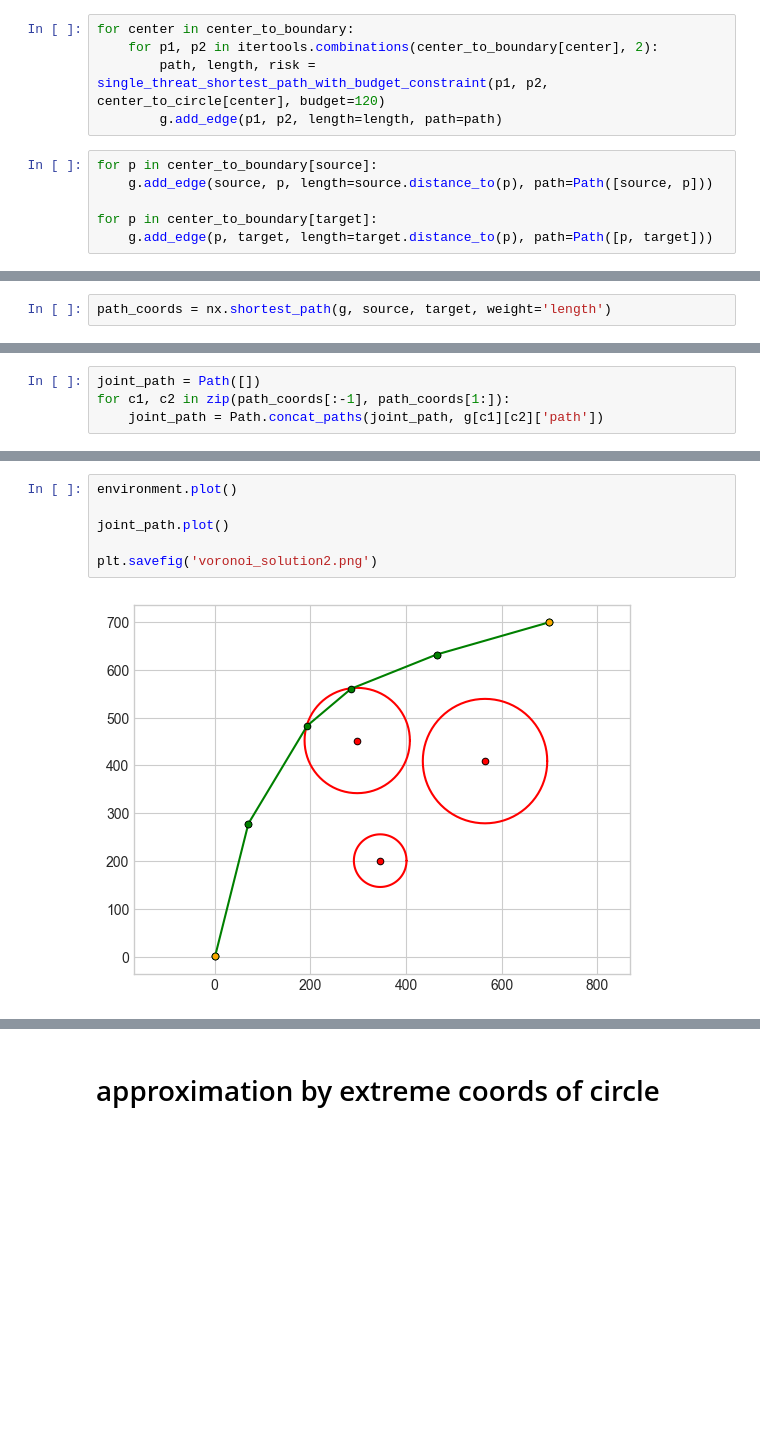
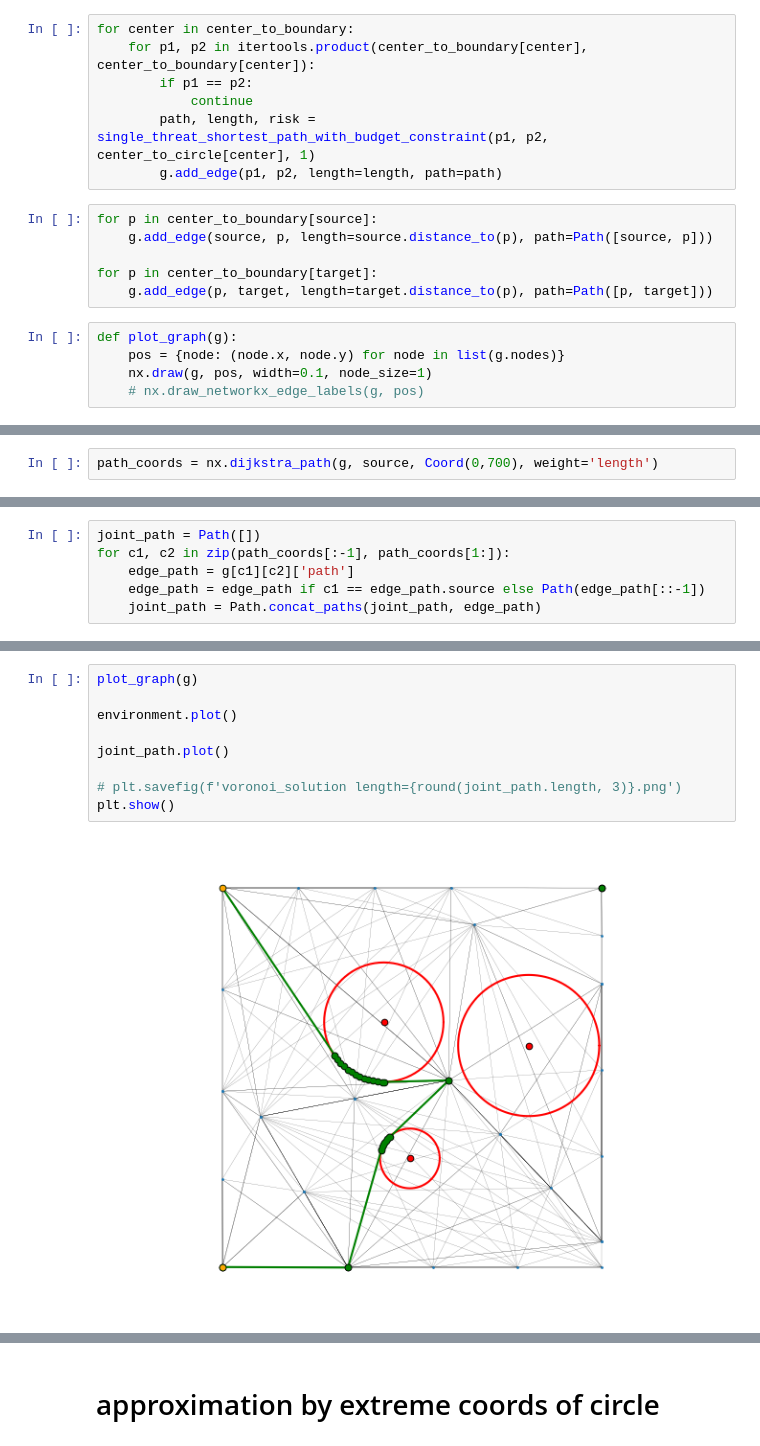
Before and after one commit to Elilgo324/quick-and-safe, a Jupyter notebook: other/voronoi.ipynb, the cells around one changed output, grey strips where cells are left out. Saved outputs shown, nothing was run; the diff lists cells and outputs as text; blank space fills up the shorter version.

```diff
--- a/other/voronoi.ipynb
+++ b/other/voronoi.ipynb
@@ -99,8 +99,10 @@ for center in center_to_boundary:
 g = nx.Graph()
 # %%
 for center in center_to_boundary:
-    for p1, p2 in itertools.combinations(center_to_boundary[center], 2):
-        path, length, risk = single_threat_shortest_path_with_budget_constraint(p1, p2, center_to_circle[center], budget=120)
+    for p1, p2 in itertools.product(center_to_boundary[center], center_to_boundary[center]):
+        if p1 == p2:
+            continue
+        path, length, risk = single_threat_shortest_path_with_budget_constraint(p1, p2,  center_to_circle[center], 1)
         g.add_edge(p1, p2, length=length, path=path)
 # %%
 for p in center_to_boundary[source]:
@@ -108,3 +110,8 @@ for p in center_to_boundary[source]:
 
 for p in center_to_boundary[target]:
     g.add_edge(p, target, length=target.distance_to(p), path=Path([p, target]))
+# %%
+def plot_graph(g):
+    pos = {node: (node.x, node.y) for node in list(g.nodes)}
+    nx.draw(g, pos, width=0.1, node_size=1)
+    # nx.draw_networkx_edge_labels(g, pos)
@@ -111,2 +122,2 @@ for p in center_to_boundary[target]:
 # %%
-path_coords = nx.shortest_path(g, source, target, weight='length')
+path_coords = nx.dijkstra_path(g, source, Coord(0,700), weight='length')
@@ -113,4 +131,6 @@ path_coords = nx.shortest_path(g, source, target, weight='length')
 # %%
 joint_path = Path([])
 for c1, c2 in zip(path_coords[:-1], path_coords[1:]):
-    joint_path = Path.concat_paths(joint_path, g[c1][c2]['path'])
+    edge_path = g[c1][c2]['path']
+    edge_path = edge_path if c1 == edge_path.source else Path(edge_path[::-1])
+    joint_path = Path.concat_paths(joint_path, edge_path)
@@ -117,8 +141,11 @@ for c1, c2 in zip(path_coords[:-1], path_coords[1:]):
 # %%
+plot_graph(g)
+
 environment.plot()
 
 joint_path.plot()
 
-plt.savefig('voronoi_solution2.png')
+# plt.savefig(f'voronoi_solution length={round(joint_path.length, 3)}.png')
+plt.show()
 # %% [output]
-[figure, old version]
+[figure, new version]
```
Also changed, not shown: parts of 8 cells of this notebook, 35 other files.
